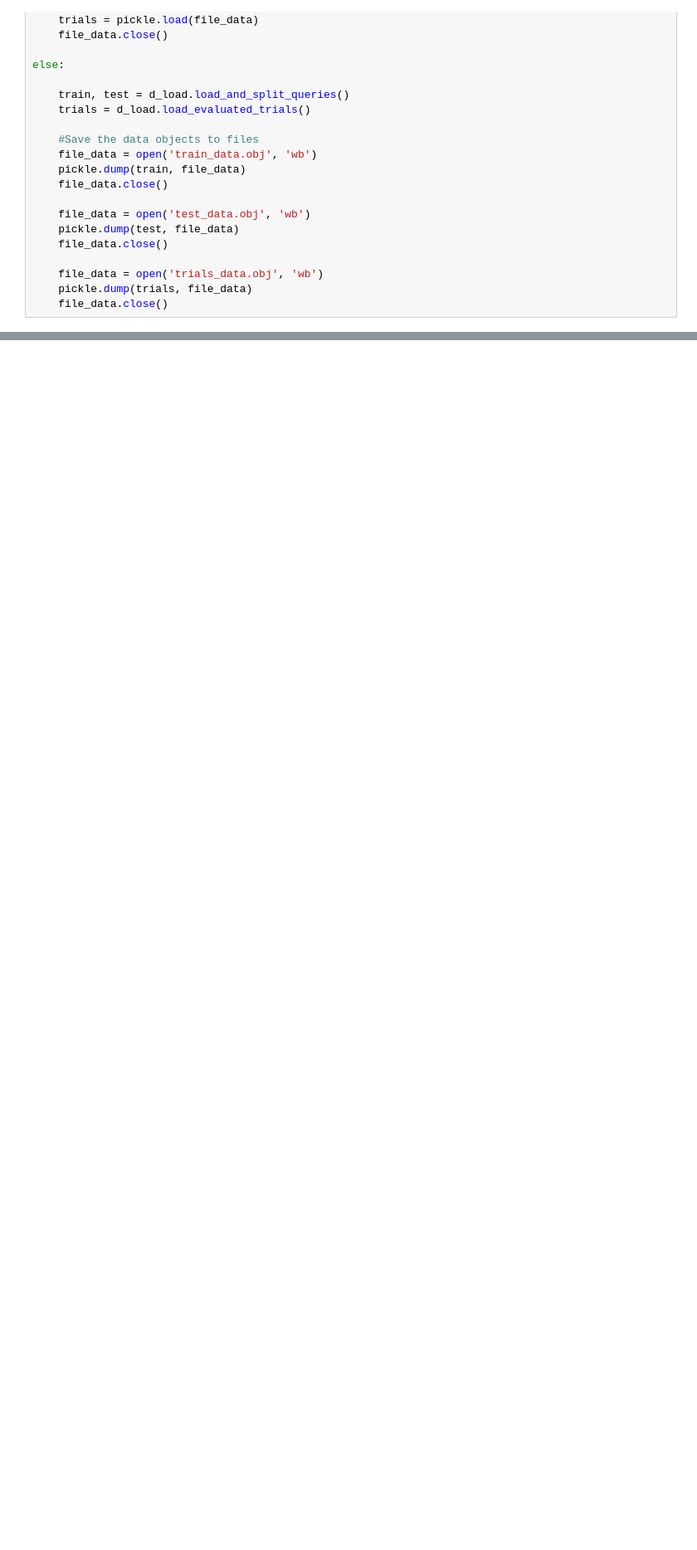
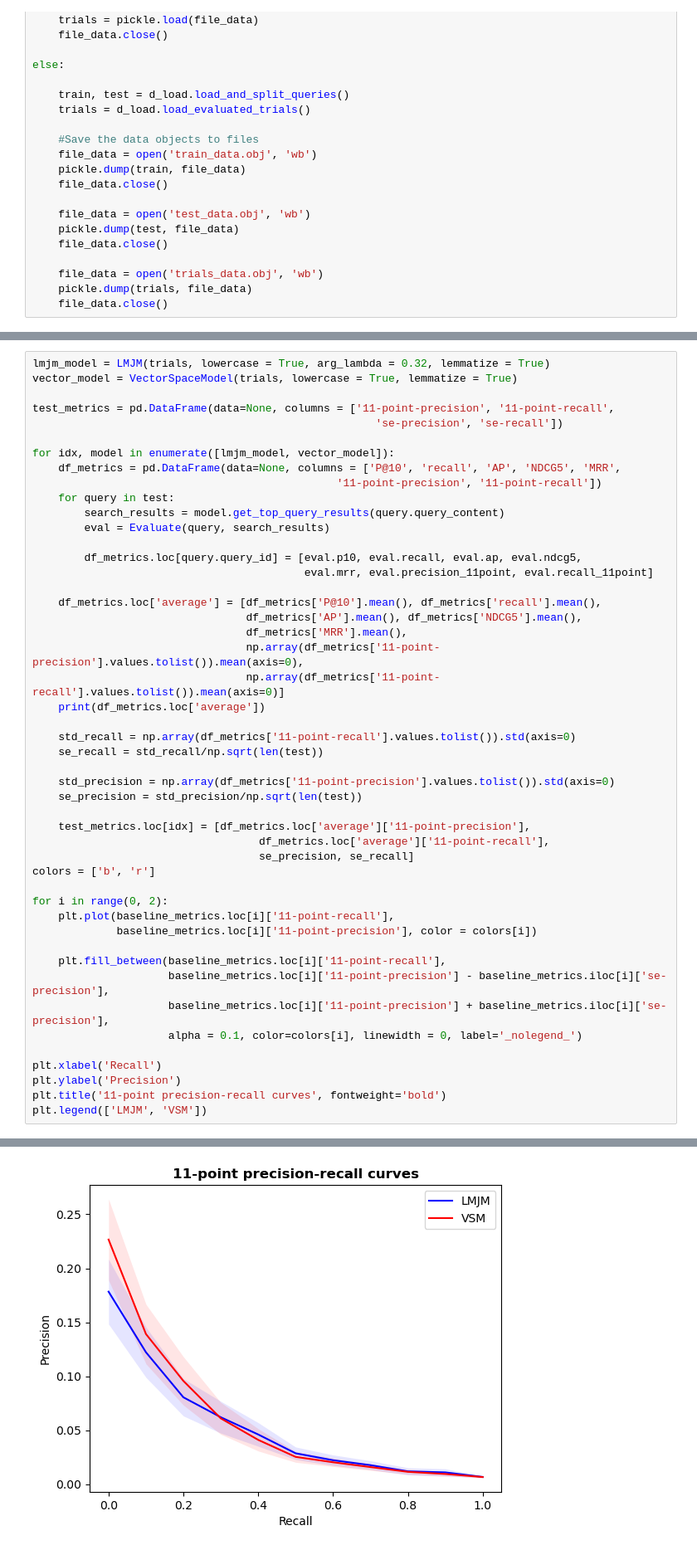
Before and after one commit to laszkiewiczp/information-retrieval, a Jupyter notebook: test.ipynb, the cells around one changed output, grey strips where cells are left out. Shown: that part at 83% size. Drawn from its saved outputs; the diff is of its cells as text; blank space fills up the shorter version.

```diff
--- a/test.ipynb
+++ b/test.ipynb
@@ -130,0 +236,49 @@ Name: average, dtype: object
+# %%
+lmjm_model = LMJM(trials, lowercase = True, arg_lambda = 0.32, lemmatize = True)
+vector_model = VectorSpaceModel(trials, lowercase = True, lemmatize = True)
+
+test_metrics = pd.DataFrame(data=None, columns = ['11-point-precision', '11-point-recall',
+                                                     'se-precision', 'se-recall'])
+
+for idx, model in enumerate([lmjm_model, vector_model]):
+    df_metrics = pd.DataFrame(data=None, columns = ['P@10', 'recall', 'AP', 'NDCG5', 'MRR',
+                                               '11-point-precision', '11-point-recall'])
+    for query in test:
+        search_results = model.get_top_query_results(query.query_content)
+        eval = Evaluate(query, search_results)
+
+        df_metrics.loc[query.query_id] = [eval.p10, eval.recall, eval.ap, eval.ndcg5,
+                                          eval.mrr, eval.precision_11point, eval.recall_11point]
+
+    df_metrics.loc['average'] = [df_metrics['P@10'].mean(), df_metrics['recall'].mean(),
+                                 df_metrics['AP'].mean(), df_metrics['NDCG5'].mean(),
+                                 df_metrics['MRR'].mean(),
+                                 np.array(df_metrics['11-point-precision'].values.tolist()).mean(axis=0),
+                                 np.array(df_metrics['11-point-recall'].values.tolist()).mean(axis=0)]
+    print(df_metrics.loc['average'])
+
+    std_recall = np.array(df_metrics['11-point-recall'].values.tolist()).std(axis=0)
+    se_recall = std_recall/np.sqrt(len(test))
+
+    std_precision = np.array(df_metrics['11-point-precision'].values.tolist()).std(axis=0)
+    se_precision = std_precision/np.sqrt(len(test))
+
+    test_metrics.loc[idx] = [df_metrics.loc['average']['11-point-precision'],
+                                   df_metrics.loc['average']['11-point-recall'],
+                                   se_precision, se_recall]
+colors = ['b', 'r']
+
+for i in range(0, 2):
+    plt.plot(baseline_metrics.loc[i]['11-point-recall'],
+             baseline_metrics.loc[i]['11-point-precision'], color = colors[i])
+
+    plt.fill_between(baseline_metrics.loc[i]['11-point-recall'],
+                     baseline_metrics.loc[i]['11-point-precision'] - baseline_metrics.iloc[i]['se-precision'],
+                     baseline_metrics.loc[i]['11-point-precision'] + baseline_metrics.iloc[i]['se-precision'],
+                     alpha = 0.1, color=colors[i], linewidth = 0, label='_nolegend_')
+
+plt.xlabel('Recall')
+plt.ylabel('Precision')
+plt.title('11-point precision-recall curves', fontweight='bold')
+plt.legend(['LMJM', 'VSM'])
+# %% [output]
@@ -130,0 +302 @@ Name: average, dtype: object
+[figure, added]
```
Also changed, not shown: parts of 8 cells of this notebook, 2 other files.
